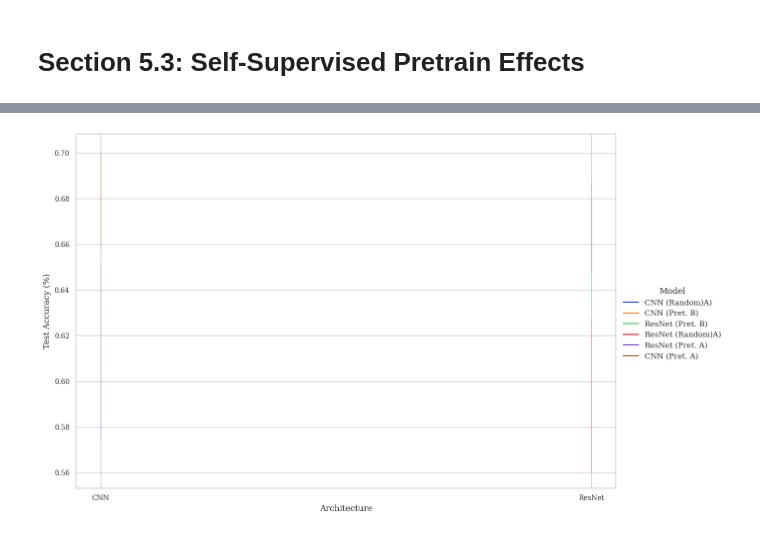
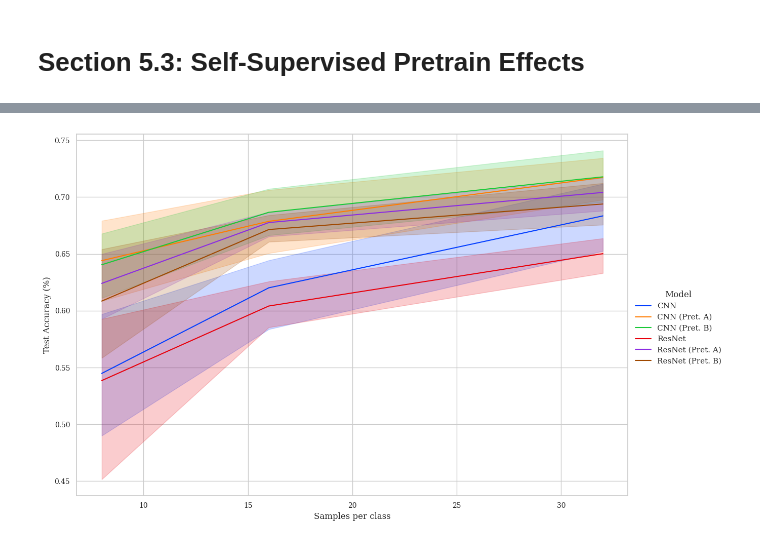
Before and after one commit to mbisan/s3ts, a Jupyter notebook: figures.ipynb, the cells around one changed output, grey strips where cells are left out. Drawn from its saved outputs; the diff is of its cells as text; code cells hidden in the pictures.

```diff
--- a/figures.ipynb
+++ b/figures.ipynb
@@ -200,0 +201,18 @@ g.savefig("figures/pattern_stride.pdf", bbox_inches='tight')
+# %%
+# Generate a plot
+
+sns.set_theme()
+sns.set_style("whitegrid")
+plt.rc('font', family='serif')
+plt.rc('xtick', labelsize='small')
+plt.rc('ytick', labelsize='small')
+
+data["Time"] = data["time_train"]/60/60
+
+g = sns.relplot(data=data, x="window_patt_stride", y='Time', hue='Method', kind="line", palette="bright",
+                height=8, aspect=1.5, legend=True, markers="True", facet_kws={"despine": False})
+
+g.set_ylabels("Training Time (Hours)")
+g.set_xlabels("Window Pattern Stride");
+
+g.savefig("figures/pattern_stride_time.pdf", bbox_inches='tight')
@@ -230,24 +250,22 @@ data.groupby(["dataset", "mode", "arch", "pretrained", "stride_series", 'train_e
 |  |  |  |  |  | 32.0 | 0.693878 | 0.693878 | 0.387066 | 0.691231 | ... |
 # %%
 # Generate a plot
-data["Model"] = data["arch"] + " " + data["pretrained"].replace({True: "(Pret. ", False: ""})
-data["Model"].replace({""}, inplace=True)
-data["stride_series"].replace({True: "B)", False: "A)"})
-
-data.sort_values(['train_exc_limit'], inplace=True)
+data["Model"] = data["arch"] + " " + data["pretrained"].replace({True: "(Pret. ", False: ""}) + data["stride_series"].replace({True: "B)", False: "A)"})
+data["Model"].replace({"CNN A)": "CNN", "ResNet A)": "ResNet"}, inplace=True)
+data.sort_values(['Model'], inplace=True)
 
 sns.set_theme()
 sns.set_style("whitegrid")
 plt.rc('font', family='serif')
 plt.rc('xtick', labelsize='small')
 plt.rc('ytick', labelsize='small')
 
-g = sns.relplot(data=data, x="arch", y="test_acc", hue='Model', kind="line", palette="bright",
+g = sns.relplot(data=data, x="train_exc_limit", y="test_acc", hue='Model', kind="line", palette="bright",
                 height=8, aspect=1.5, legend=True, facet_kws={"despine": False})
 
 g.set_ylabels("Test Accuracy (%)")
-g.set_xlabels("Architecture");
+g.set_xlabels("Samples per class");
 
 g.savefig("figures/pretrain.pdf", bbox_inches='tight')
 # %% [output]
-[figure, old version]
+[figure, new version]
```
Also changed, not shown: parts of 2 cells of this notebook, 3 other files.
